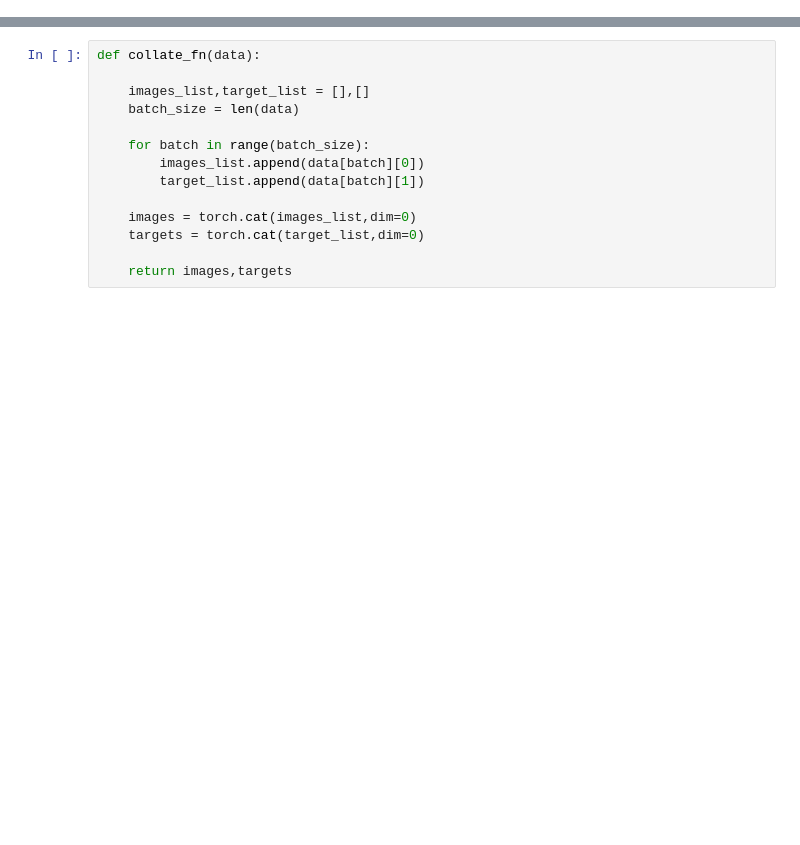
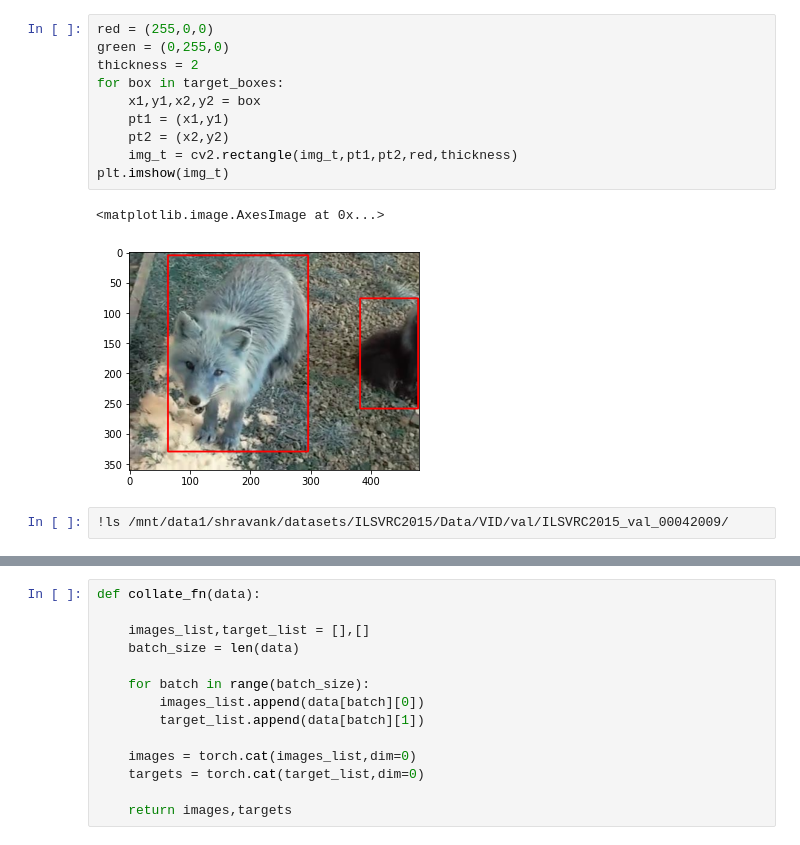
Before and after one commit to shravankale/locem, a Jupyter notebook: main/testing.ipynb, the cells around one changed output, grey strips where cells are left out. Drawn from its saved outputs; the diff is of its cells as text; blank space fills up the shorter version.

```diff
--- a/main/testing.ipynb
+++ b/main/testing.ipynb
@@ -58,0 +114,15 @@ def collate_fn(data):
+# %%
+red = (255,0,0)
+green = (0,255,0)
+thickness = 2
+for box in target_boxes:
+    x1,y1,x2,y2 = box
+    pt1 = (x1,y1)
+    pt2 = (x2,y2)
+    img_t = cv2.rectangle(img_t,pt1,pt2,red,thickness)
+plt.imshow(img_t)
+# %% [output]
+<matplotlib.image.AxesImage at 0x...>
+[figure, added]
+# %%
+!ls /mnt/data1/shravank/datasets/ILSVRC2015/Data/VID/val/ILSVRC2015_val_00042009/
```
Also changed, not shown: parts of 18 cells of this notebook, 11 other files.
